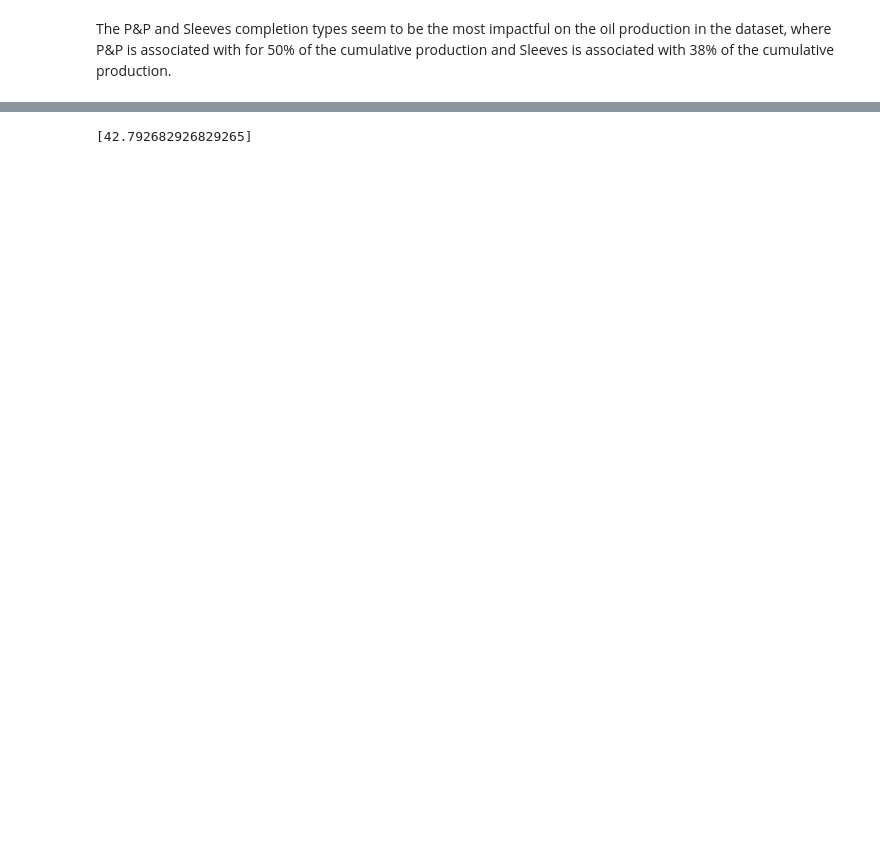
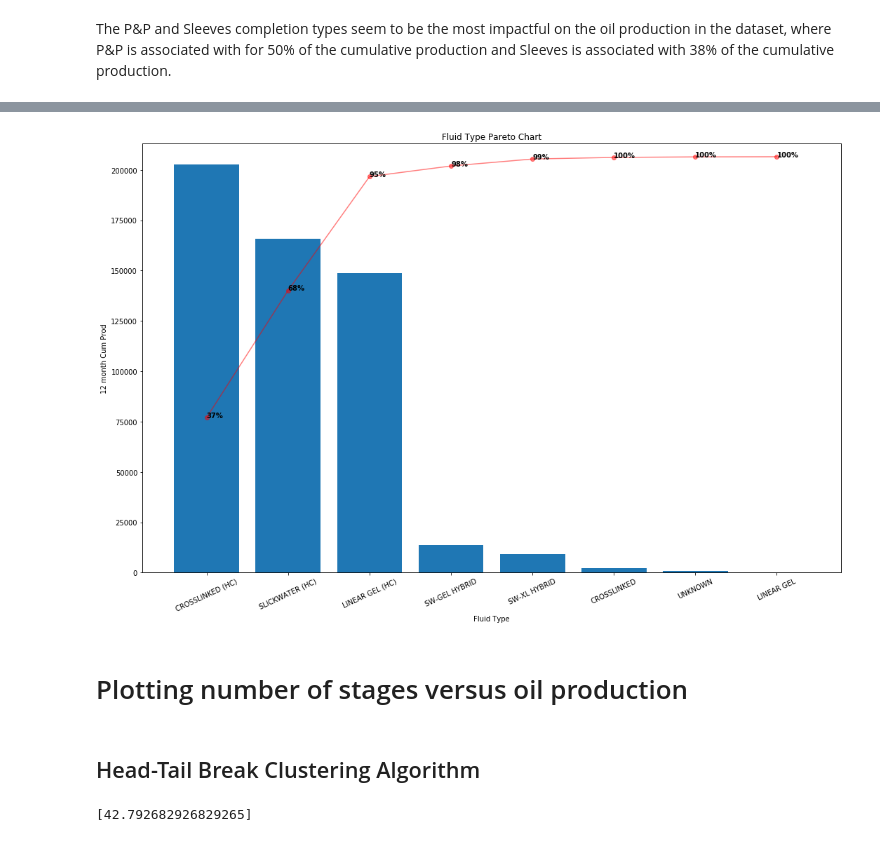
Before and after one commit to FRI-Energy-Analytics/2020_summer_fellows, a Jupyter notebook: Feature Selection - Novel Viz/Model_Testing/Pareto Chart.ipynb, the cells around one changed output, grey strips where cells are left out. Cells and saved outputs as stored; diff of their text form; code cells hidden in the pictures; blank space fills up the shorter version.

```diff
--- a/Feature Selection - Novel Viz/Model_Testing/Pareto Chart.ipynb
+++ b/Feature Selection - Novel Viz/Model_Testing/Pareto Chart.ipynb
@@ -214,3 +211,21 @@ pareto_plot(df, x='Fluid Type', y='Oil Production', title='Stages vs Oil Product
+# %%
+#Rescaling chart to reflect percentages
+FluidProductionDict = {}
+
+for fluid in DatabaseDF['Fluid Type from DI'].dropna().unique():
+    validWells = DatabaseDF[DatabaseDF['Fluid Type from DI'].fillna('NaN') == fluid]
+    FluidProductionDict[fluid] = validWells['12 month Cum Prod'].sum()
+
+FluidProductionDict = sorted(FluidProductionDict.items(), key = lambda x: x[1], reverse = True)
+
+Fluids, Production = zip(*FluidProductionDict)
+# %%
+#Plot pareto chart for each completion type and how they are related to total oil production
+pareto_plot(x = pd.Series(Fluids), counts = pd.Series(Production), xlabel = 'Fluid Type', ylabel = '12 month Cum Prod')
+# %% [output]
+[figure, added]
+# %% [markdown]
+# Plotting number of stages versus oil production
 # %%
 #Unique number of stages
 DatabaseDF['Stages'].unique()
@@ -227,4 +242,6 @@ stage_numbers.sort()
 stage_oilprod = []
 for i in stage_numbers:
     stage_oilprod.append(oil_prod(i, 'Stages', '12 month Cum Prod'))
+# %% [markdown]
+## Head-Tail Break Clustering Algorithm
 # %%
```
Also changed, not shown: parts of 42 cells of this notebook.
